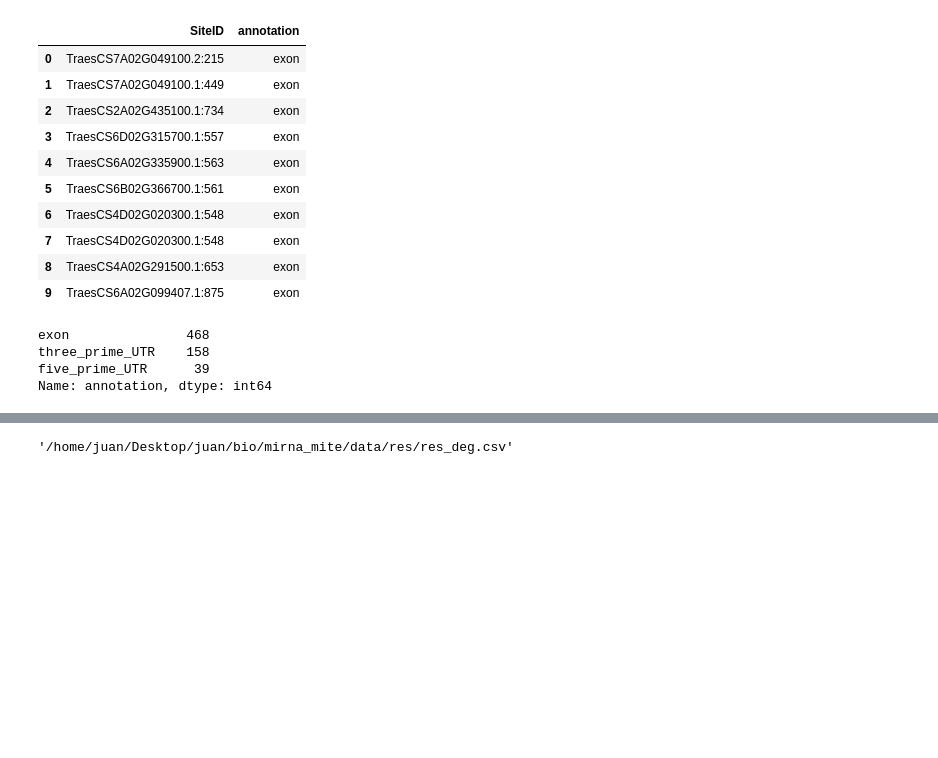
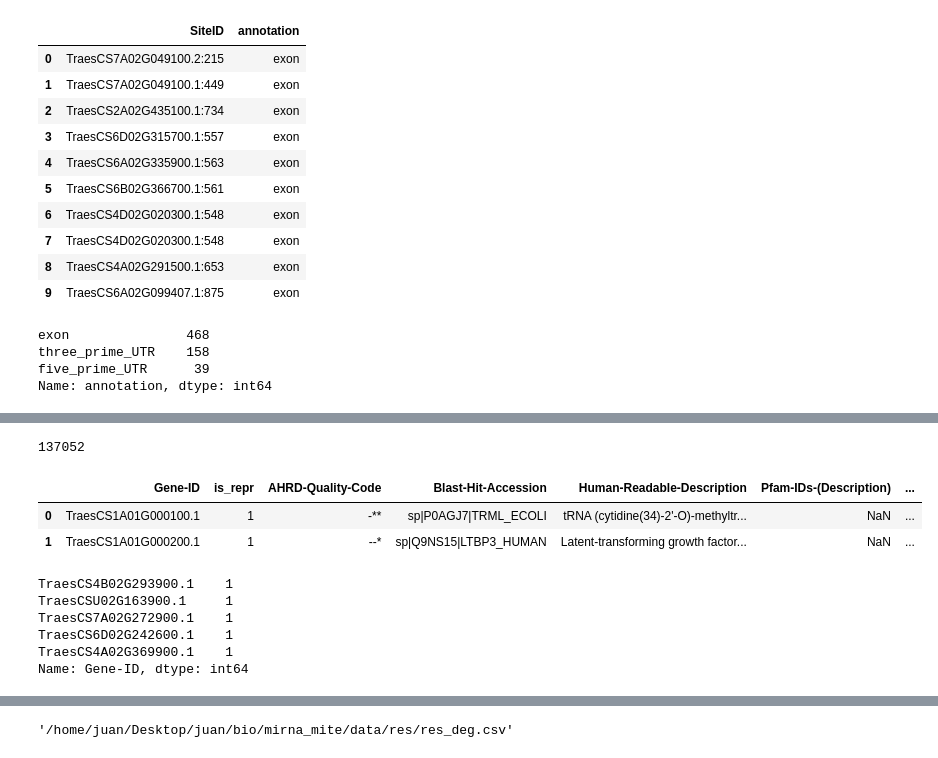
Before and after one commit to juancresc/mirna_mite, a Jupyter notebook: 2_analysis/2_cleavage.ipynb, the cells around one changed output, grey strips where cells are left out. Cells and saved outputs as stored; diff of their text form; code cells hidden in the pictures; blank space fills up the shorter version.

```diff
--- a/2_analysis/2_cleavage.ipynb
+++ b/2_analysis/2_cleavage.ipynb
@@ -11,5 +13,6 @@ pd.options.display.max_columns = None
 # %%
 libs = ['SRR1197125','SRR1197126','SRR1197127','SRR1197128']
+path_base = '/home/juan/Desktop/juan/bio/mirna_mite/'
 path_annotation = '/home/juan/Desktop/juan/bio/data/IWGSC/42/Triticum_aestivum.IWGSC.42.gff3'
 path_libs = '/home/juan/Desktop/juan/bio/mirna_mite/data/res/sun_deg/%s'
 path_transcripts = '/home/juan/Desktop/juan/bio/mirna_mite/data/fixed.cdna.all.fa'
@@ -20,3 +23,6 @@ path_mirna_res = '/home/juan/Desktop/juan/bio/mirna_mite/data/res/all_results.cs
 path_res_final = '/home/juan/Desktop/juan/bio/mirna_mite/data/res/res_deg.csv'
 path_ann = '/home/juan/Desktop/juan/bio/data/IWGSC/42/Triticum_aestivum.IWGSC.42.gff3'
 path_psrna = '/home/juan/Desktop/juan/bio/mirna_mite/data/res/psRNATargetJob-1567169569267499.txt'
+path_go = '%sdata/mart_export.txt' % path_base
+path_go_2 = '%sdata/iwgsc_refseqv1.0_FunctionalAnnotation_v1__HCgenes_v1.0.TAB' % path_base
+path_go_2
@@ -456,0 +499,9 @@ plt.savefig('../data/res/targets_mites.png',transparent=True, bbox_inches='tight
+# %%
+df_go_2 = pd.read_csv(path_go_2, sep='\t')
+print(len(df_go_2.index))
+df_go_2.head(2)
+# %% [output]
+137052
+|  | Gene-ID | is_repr | AHRD-Quality-Code | Blast-Hit-Accession | Human-Readable-Description | Pfam-IDs-(Description) | ... |
+| 0 | TraesCS1A01G000100.1 | 1 | -** | sp|P0AGJ7|TRML_ECOLI | tRNA (cytidine(34)-2'-O)-methyltr... | NaN | ... |
+| 1 | TraesCS1A01G000200.1 | 1 | --* | sp|Q9NS15|LTBP3_HUMAN | Latent-transforming growth factor... | NaN | ... |
@@ -456,0 +511,9 @@ plt.savefig('../data/res/targets_mites.png',transparent=True, bbox_inches='tight
+# %%
+df_go_2['Gene-ID'].value_counts()[:5]
+# %% [output]
+TraesCS4B02G293900.1    1
+TraesCSU02G163900.1     1
+TraesCS7A02G272900.1    1
+TraesCS6D02G242600.1    1
+TraesCS4A02G369900.1    1
+Name: Gene-ID, dtype: int64
```
Also changed, not shown: parts of 18 cells of this notebook, 2 other files.
